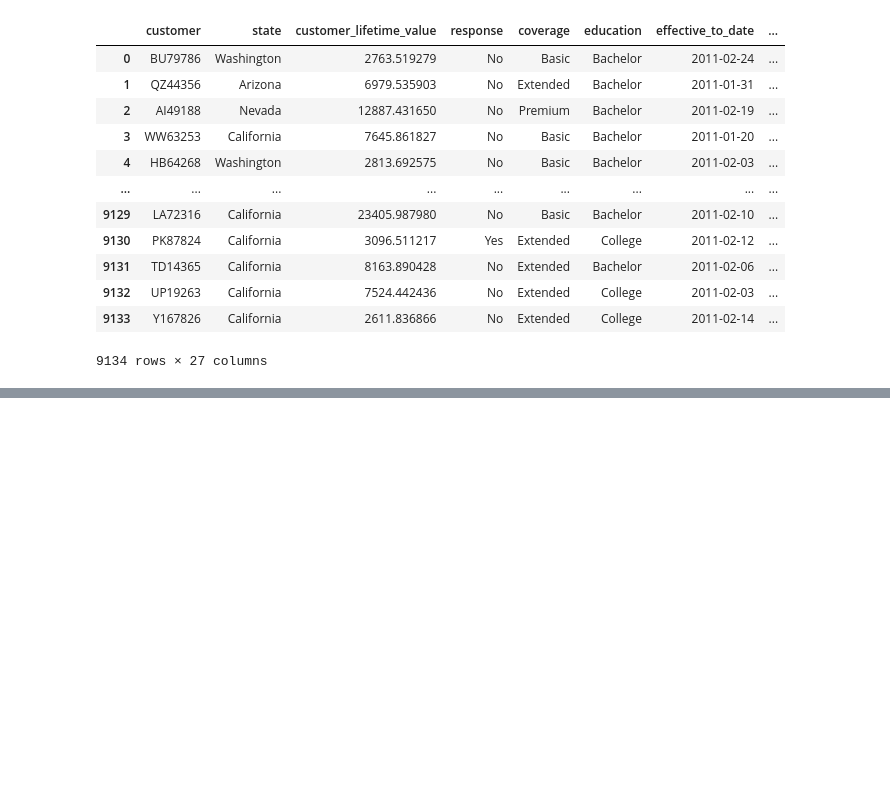
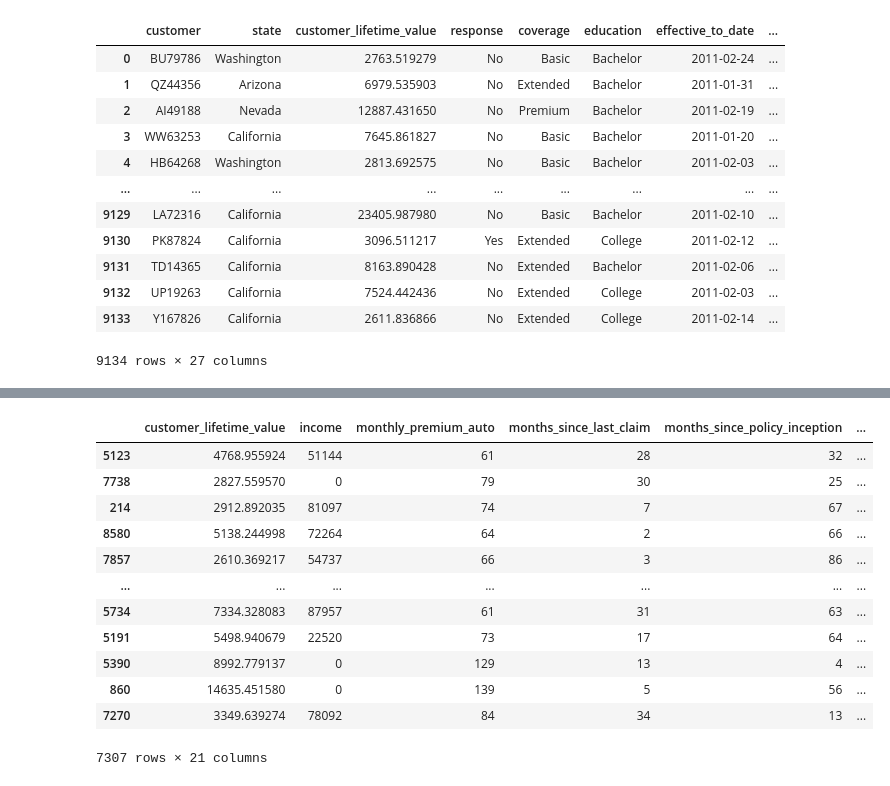
Before and after one commit to valmgisbert/lab-cleaning-numerical-data, a Jupyter notebook: lab-cleaning-numerical-data.ipynb, the cells around one changed output, grey strips where cells are left out. Drawn from its saved outputs; the diff is of its cells as text; code cells hidden in the pictures; blank space fills up the shorter version.

```diff
--- a/lab-cleaning-numerical-data.ipynb
+++ b/lab-cleaning-numerical-data.ipynb
@@ -795,0 +828,18 @@ customer_df
+# %%
+# train-test split of X and y
+X_train, X_test, y_train, y_test = train_test_split(X, y, test_size=0.2, random_state=42)
+X_train
+# %% [output]
+|  | customer_lifetime_value | income | monthly_premium_auto | months_since_last_claim | months_since_policy_inception | ... |
+| 5123 | 4768.955924 | 51144 | 61 | 28 | 32 | ... |
+| 7738 | 2827.559570 | 0 | 79 | 30 | 25 | ... |
+| 214 | 2912.892035 | 81097 | 74 | 7 | 67 | ... |
+| 8580 | 5138.244998 | 72264 | 64 | 2 | 66 | ... |
+| 7857 | 2610.369217 | 54737 | 66 | 3 | 86 | ... |
+| ... | ... | ... | ... | ... | ... | ... |
+| 5734 | 7334.328083 | 87957 | 61 | 31 | 63 | ... |
+| 5191 | 5498.940679 | 22520 | 73 | 17 | 64 | ... |
+| 5390 | 8992.779137 | 0 | 129 | 13 | 4 | ... |
+| 860 | 14635.451580 | 0 | 139 | 5 | 56 | ... |
+| 7270 | 3349.639274 | 78092 | 84 | 34 | 13 | ... |
+7307 rows × 21 columns
```
Also changed, not shown: parts of 19 cells of this notebook, 2 other files.
